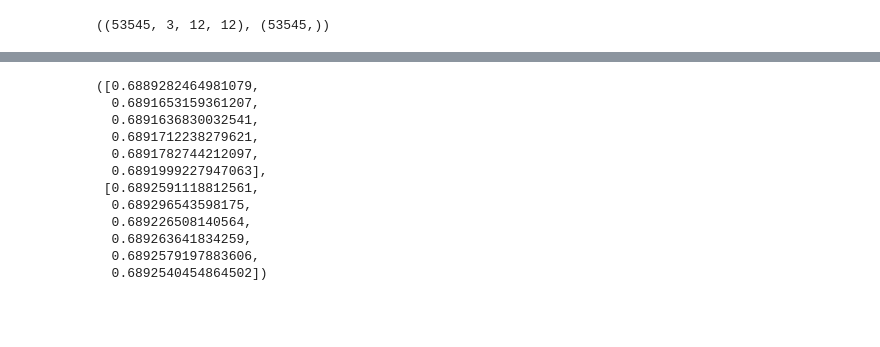
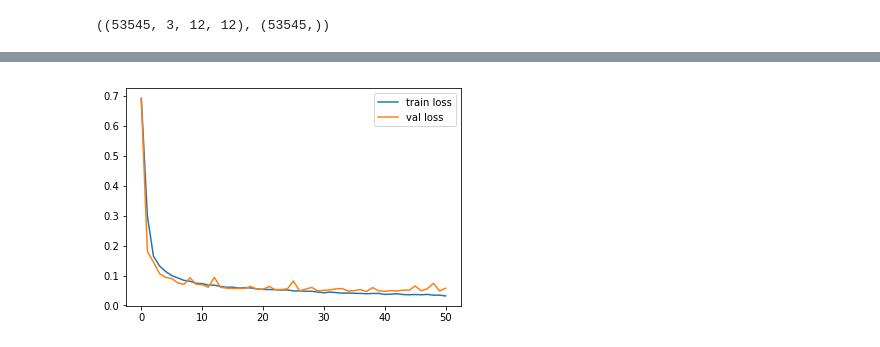
Before and after one commit to yohaiMagen/Deep_Learning_Course, a Jupyter notebook: Ex2/data_laoder.ipynb, the cells around one changed output, grey strips where cells are left out. Cells and saved outputs as stored; diff of their text form; code cells hidden in the pictures; blank space fills up the shorter version.

```diff
--- a/Ex2/data_laoder.ipynb
+++ b/Ex2/data_laoder.ipynb
@@ -176,5 +176,5 @@ optimizer = optim.Adam(tw_net.parameters(), lr=1e-3)
 # Decay LR by a factor of 0.5 every 10 epochs
 exp_lr_scheduler = optim.lr_scheduler.StepLR(optimizer, step_size=50, gamma=1.0)
 # %%
-loss = train(tw_net, 5, loader_train, loss_fn, optimizer, exp_lr_scheduler, X_val, Y_val)
+loss = train(tw_net, 50, loader_train, loss_fn, optimizer, exp_lr_scheduler, X_val, Y_val)
 # %% [output]
@@ -184,15 +186,7 @@ TypeError: softmax(): argument 'dim' (position 1) must be int, not Tensor
-# %%
-loss
-# %% [output]
-([0.6889282464981079,
-  0.6891653159361207,
-  0.6891636830032541,
-  0.6891712238279621,
-  0.6891782744212097,
-  0.6891999227947063],
- [0.6892591118812561,
-  0.689296543598175,
-  0.689226508140564,
-  0.689263641834259,
-  0.6892579197883606,
-  0.6892540454864502])
+# %%
+plt.plot(np.arange(len(loss[0])), loss[0], label='train loss')
+plt.plot(np.arange(len(loss[1])), loss[1], label='val loss')
+plt.legend()
+plt.show()
+# %% [output]
+[figure, added]
```
Also changed, not shown: parts of 5 cells of this notebook.
